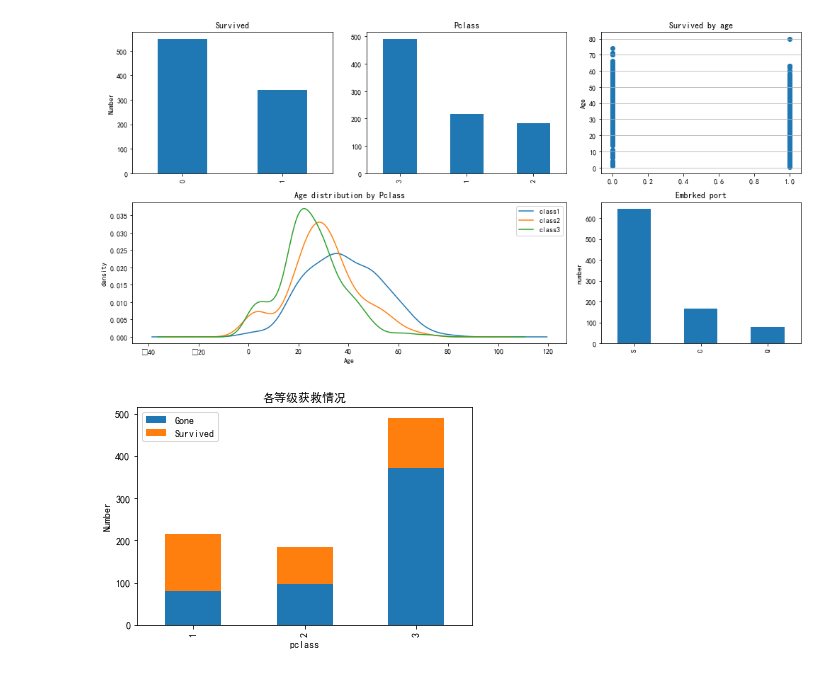
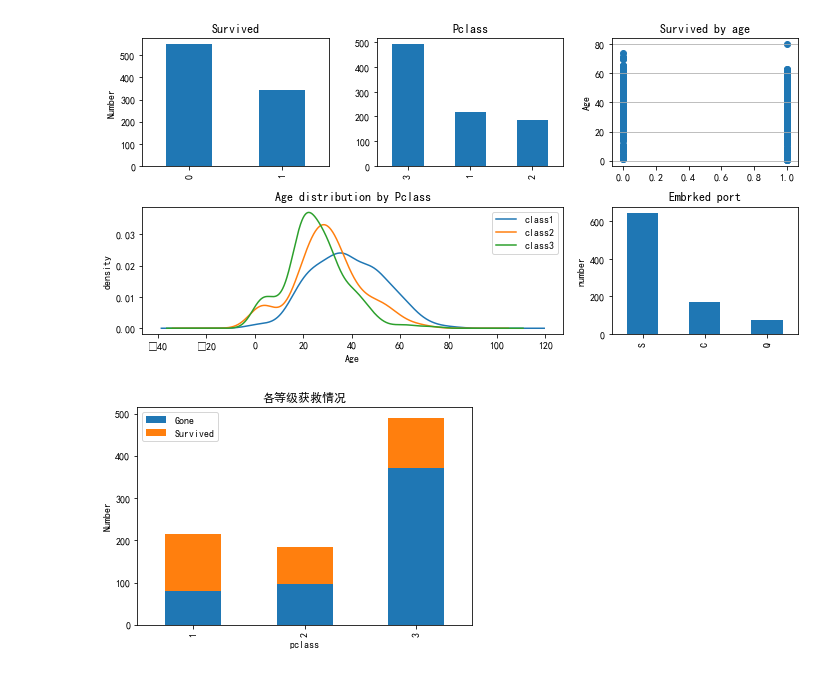
Before and after one commit to ds17/machine_learning, a Jupyter notebook: Data_Science/Kaggle/01_Titanic Disaster/Titanic Survival Prediction.ipynb, the cells around one changed output. Saved outputs shown, nothing was run; the diff lists cells and outputs as text; code cells hidden in the pictures.

```diff
--- a/Data_Science/Kaggle/01_Titanic Disaster/Titanic Survival Prediction.ipynb
+++ b/Data_Science/Kaggle/01_Titanic Disaster/Titanic Survival Prediction.ipynb
@@ -14,41 +15,41 @@ rcParams['font.family'] = 'simhei'
 # %%
 data_train = pd.read_csv('train.csv')
 # %%
-fig = plt.figure(figsize=(14,7))
+fig = plt.figure(figsize=(10,5))
 fig.set(alpha=0.2)
 
 plt.subplot2grid((2,3),(0,0))
 data_train.Survived.value_counts().plot(kind='bar')
 plt.title('Survived')
 plt.ylabel('Number')
 
 plt.subplot2grid((2,3),(0,1))
 data_train.Pclass.value_counts().plot(kind='bar')
 plt.title('Pclass')
 
 plt.subplot2grid((2,3),(0,2))
 plt.scatter(data_train.Survived, data_train.Age)
 plt.ylabel('Age')
 plt.grid(b=True, which='major', axis='y')
 plt.title('Survived by age')
 
 plt.subplot2grid((2,3),(1,0), colspan=2)
 data_train.Age[data_train.Pclass==1].plot(kind="kde")
 data_train.Age[data_train.Pclass==2].plot(kind="kde")
 data_train.Age[data_train.Pclass==3].plot(kind="kde")
 plt.xlabel('Age')
 plt.ylabel('density')
 plt.title('Age distribution by Pclass')
 plt.legend(('class1','class2','class3'),loc='best')
 
 plt.subplot2grid((2,3),(1,2))
 data_train.Embarked.value_counts().plot(kind='bar')
 plt.title('Embrked port')
 plt.ylabel('number')
 
 fig.tight_layout()
 # %% [output]
-[figure, old version]
+[figure, new version]
 # %%
 survived_0 =data_train.Pclass[data_train.Survived==0].value_counts()
 survived_1 =data_train.Pclass[data_train.Survived==1].value_counts()
```
Also changed, not shown: parts of 6 cells of this notebook, 1 other file.
